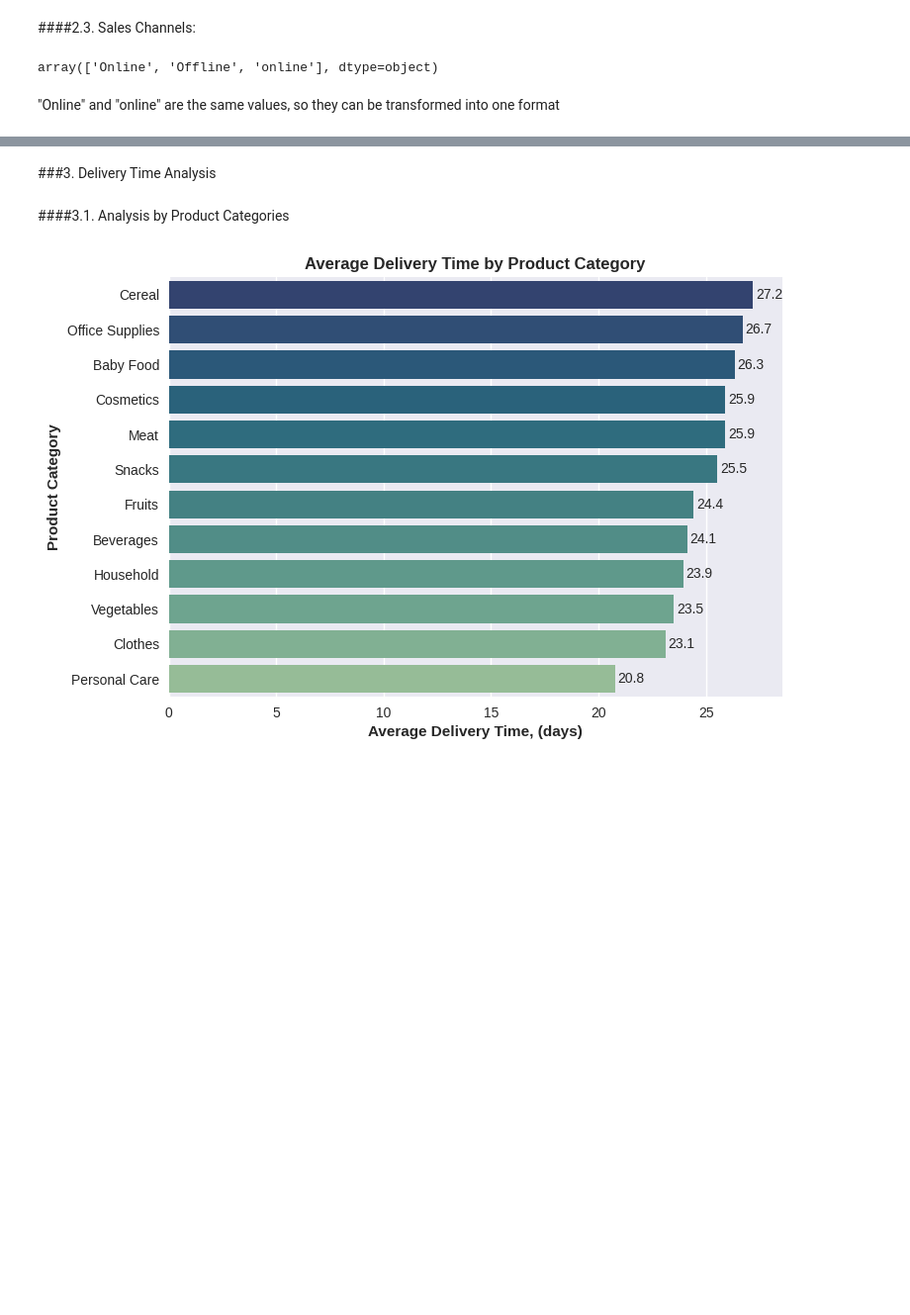
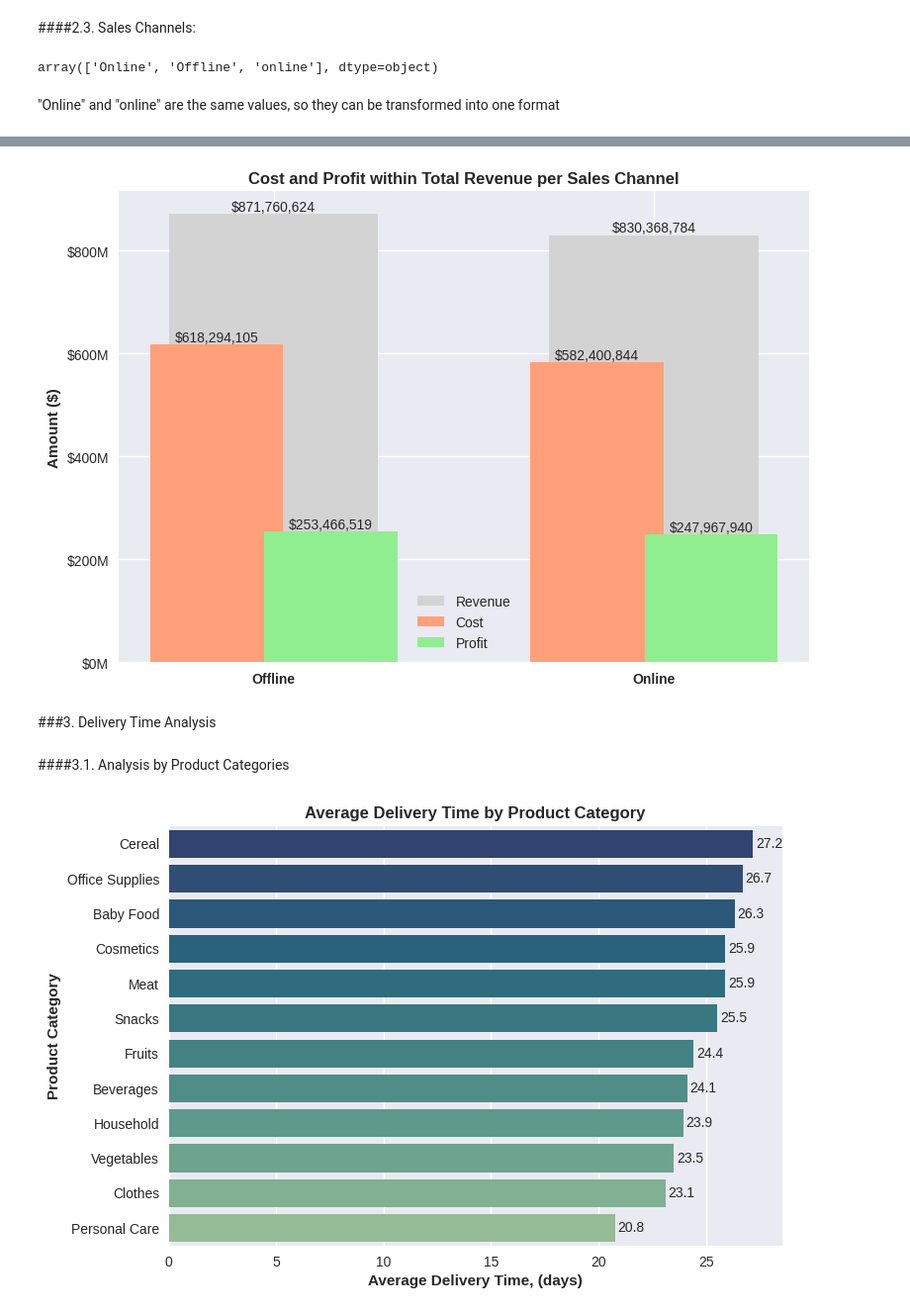
Before and after one commit to YatsiukTetiana/Retail_-_E-commerce_Sales_Analysis, a Jupyter notebook: Retail_&_E_commerce_Sales_Analysis.ipynb, the cells around one changed output, grey strips where cells are left out. Shown at 99% size. Cells and saved outputs as stored; diff of their text form; code cells hidden in the pictures; blank space fills up the shorter version.

```diff
--- a/Retail_&_E_commerce_Sales_Analysis.ipynb
+++ b/Retail_&_E_commerce_Sales_Analysis.ipynb
@@ -878,7 +878,7 @@ for bar in bar_revenue:
         bar.get_x() + bar.get_width() / 2,
         height + 50000,
         f"${height:,.0f}",
-        ha = "center", va = "bottom"
+        ha = "center", va = "bottom",
         fontsize = 10)
 
 for bar in bar_cost:
@@ -912,3 +911,4 @@ SyntaxError: invalid syntax. Perhaps you forgot a comma? (<ipython-input-34-bdd9
+[figure, added]
 # %% [markdown]
 ###3. Delivery Time Analysis
 # %%
```
Also changed, not shown: parts of 1 cell of this notebook.
